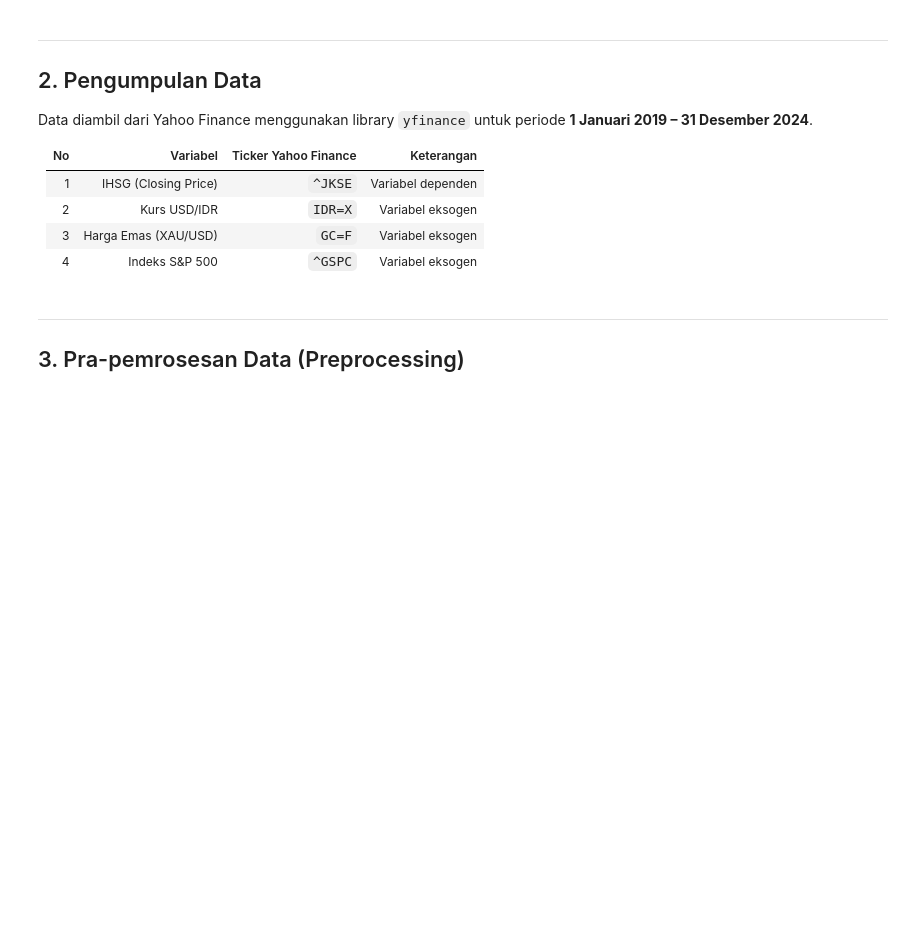
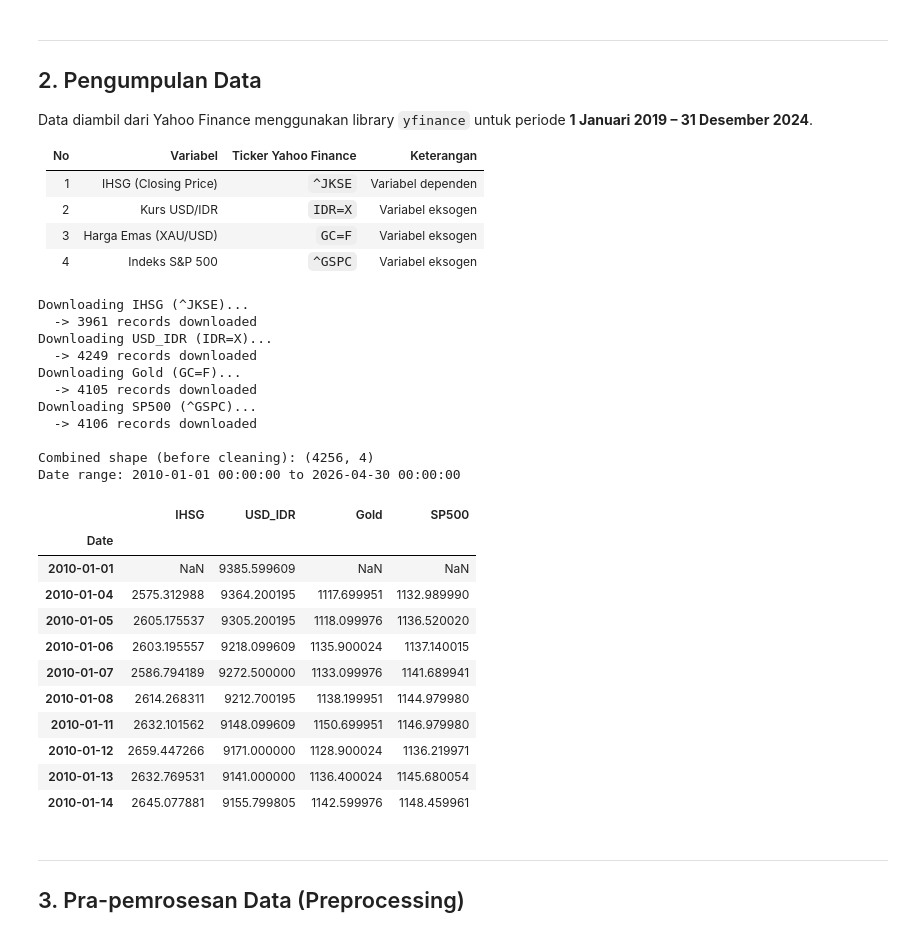
Before and after one commit to Vallykrie/stock-prediction, a Jupyter notebook: stock_prediction.ipynb, the cells around one changed output. Saved outputs shown, nothing was run; the diff lists cells and outputs as text; code cells hidden in the pictures; blank space fills up the shorter version.

```diff
--- a/stock_prediction.ipynb
+++ b/stock_prediction.ipynb
@@ -74,30 +78,54 @@ Data diambil dari Yahoo Finance menggunakan library `yfinance` untuk periode **1
 | 4 | Indeks S&P 500 | `^GSPC` | Variabel eksogen |
 # %%
 # Define date range
-START_DATE = '2019-01-01'
-END_DATE = '2024-12-31'
+START_DATE = '2010-01-01'
+END_DATE = '2026-05-01'
 
 # Define tickers
 tickers = {
     'IHSG': '^JKSE',
     'USD_IDR': 'IDR=X',
     'Gold': 'GC=F',
     'SP500': '^GSPC'
 }
 
 # Download data
 raw_data = {}
 for name, ticker in tickers.items():
     print(f"Downloading {name} ({ticker})...")
     data = yf.download(ticker, start=START_DATE, end=END_DATE, progress=False, multi_level_index=False)
     raw_data[name] = data['Close'].squeeze()
     print(f"  -> {len(data)} records downloaded")
 
 # Combine into a single DataFrame
 df = pd.DataFrame(raw_data)
 print(f"\nCombined shape (before cleaning): {df.shape}")
 print(f"Date range: {df.index.min()} to {df.index.max()}")
 df.head(10)
+# %% [output]
+Downloading IHSG (^JKSE)...
+  -> 3961 records downloaded
+Downloading USD_IDR (IDR=X)...
+  -> 4249 records downloaded
+Downloading Gold (GC=F)...
+  -> 4105 records downloaded
+Downloading SP500 (^GSPC)...
+  -> 4106 records downloaded
+
+Combined shape (before cleaning): (4256, 4)
+Date range: 2010-01-01 00:00:00 to 2026-04-30 00:00:00
+|  | IHSG | USD_IDR | Gold | SP500 |
+| Date |  |  |  |  |
+| 2010-01-01 | NaN | 9385.599609 | NaN | NaN |
+| 2010-01-04 | 2575.312988 | 9364.200195 | 1117.699951 | 1132.989990 |
+| 2010-01-05 | 2605.175537 | 9305.200195 | 1118.099976 | 1136.520020 |
+| 2010-01-06 | 2603.195557 | 9218.099609 | 1135.900024 | 1137.140015 |
+| 2010-01-07 | 2586.794189 | 9272.500000 | 1133.099976 | 1141.689941 |
+| 2010-01-08 | 2614.268311 | 9212.700195 | 1138.199951 | 1144.979980 |
+| 2010-01-11 | 2632.101562 | 9148.099609 | 1150.699951 | 1146.979980 |
+| 2010-01-12 | 2659.447266 | 9171.000000 | 1128.900024 | 1136.219971 |
+| 2010-01-13 | 2632.769531 | 9141.000000 | 1136.400024 | 1145.680054 |
+| 2010-01-14 | 2645.077881 | 9155.799805 | 1142.599976 | 1148.459961 |
 # %% [markdown]
 ---
 ## 3. Pra-pemrosesan Data (Preprocessing)
```
Also changed, not shown: parts of 48 cells of this notebook.
